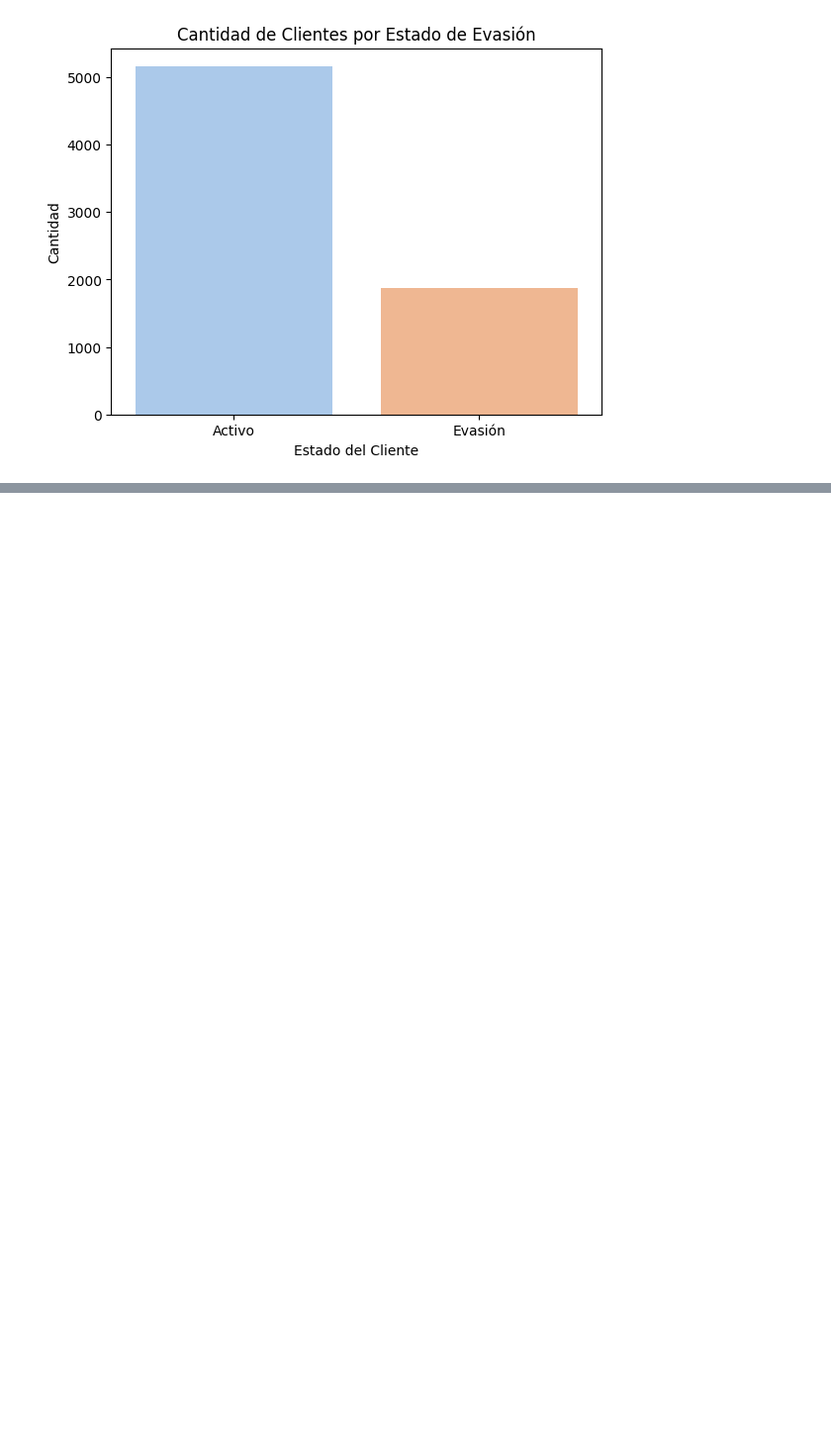
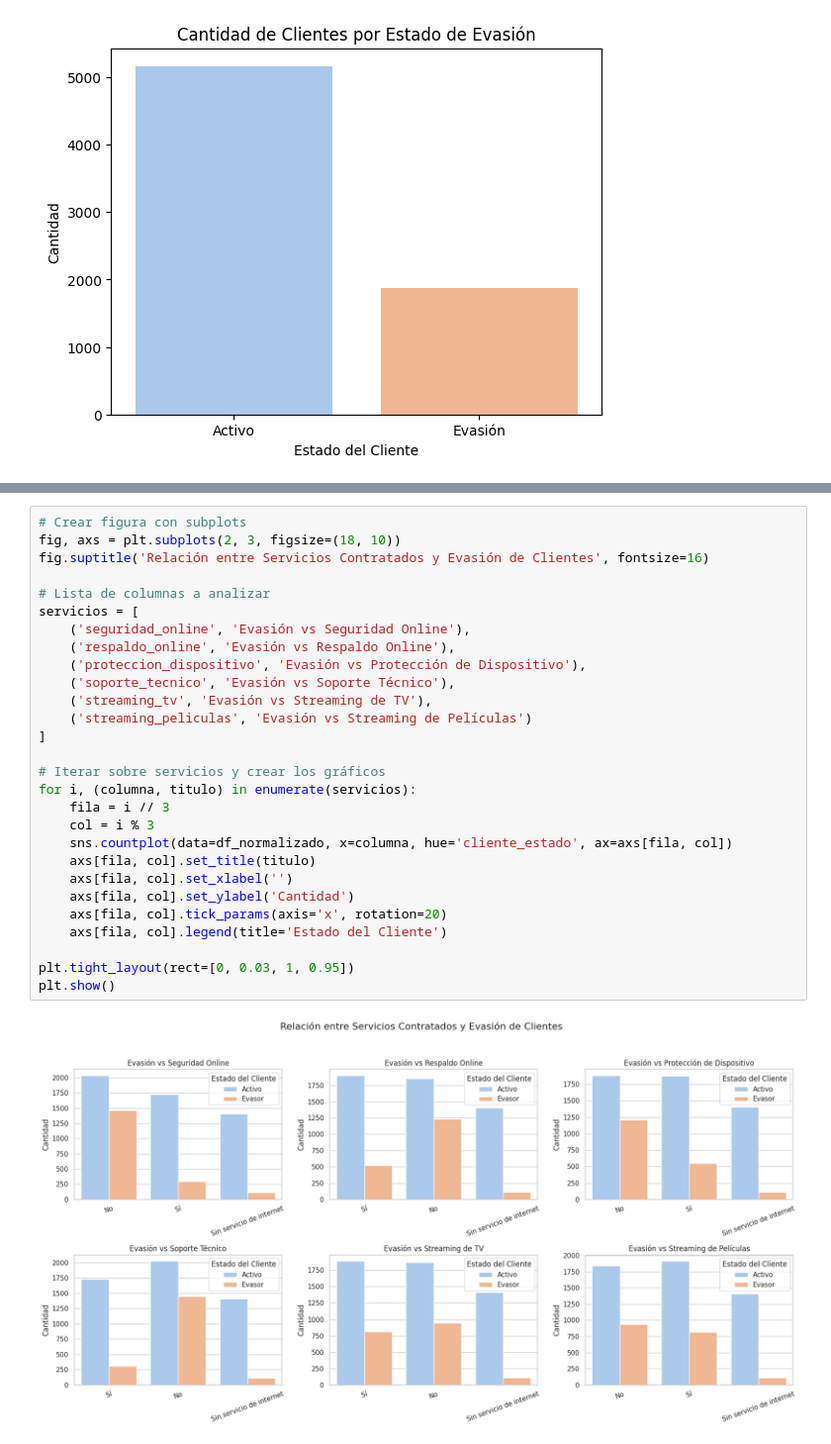
Before and after one commit to byfurkation/TelecomX_datos, a Jupyter notebook: TelecomX_LATAM.ipynb, the cells around one changed output, grey strips where cells are left out. Shown at 99% size. Drawn from its saved outputs; the diff is of its cells as text; blank space fills up the shorter version.

```diff
--- a/TelecomX_LATAM.ipynb
+++ b/TelecomX_LATAM.ipynb
@@ -804,0 +985,30 @@ Este análisis ayuda a entender si ciertos valores numéricos están más asocia
+# %%
+# Crear figura con subplots
+fig, axs = plt.subplots(2, 3, figsize=(18, 10))
+fig.suptitle('Relación entre Servicios Contratados y Evasión de Clientes', fontsize=16)
+
+# Lista de columnas a analizar
+servicios = [
+    ('seguridad_online', 'Evasión vs Seguridad Online'),
+    ('respaldo_online', 'Evasión vs Respaldo Online'),
+    ('proteccion_dispositivo', 'Evasión vs Protección de Dispositivo'),
+    ('soporte_tecnico', 'Evasión vs Soporte Técnico'),
+    ('streaming_tv', 'Evasión vs Streaming de TV'),
+    ('streaming_peliculas', 'Evasión vs Streaming de Películas')
+]
+
+# Iterar sobre servicios y crear los gráficos
+for i, (columna, titulo) in enumerate(servicios):
+    fila = i // 3
+    col = i % 3
+    sns.countplot(data=df_normalizado, x=columna, hue='cliente_estado', ax=axs[fila, col])
+    axs[fila, col].set_title(titulo)
+    axs[fila, col].set_xlabel('')
+    axs[fila, col].set_ylabel('Cantidad')
+    axs[fila, col].tick_params(axis='x', rotation=20)
+    axs[fila, col].legend(title='Estado del Cliente')
+
+plt.tight_layout(rect=[0, 0.03, 1, 0.95])
+plt.show()
+# %% [output]
+[figure, added]
```
Also changed, not shown: parts of 35 cells of this notebook.
